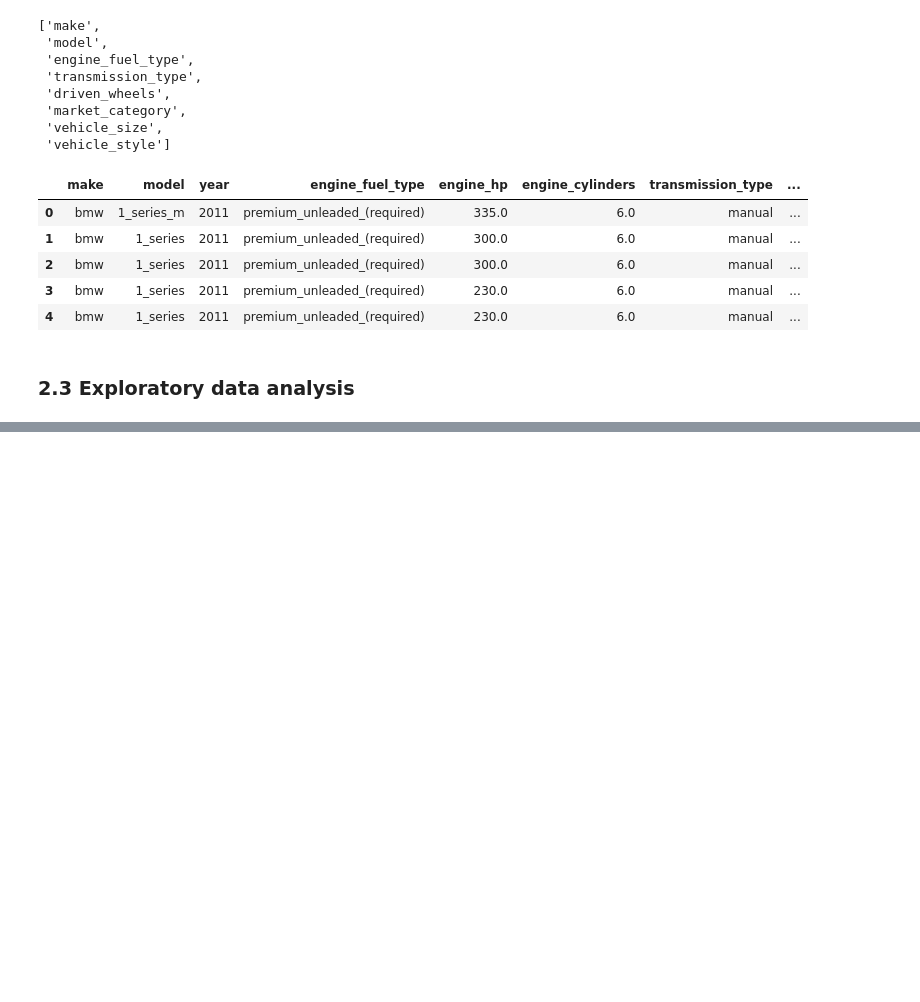
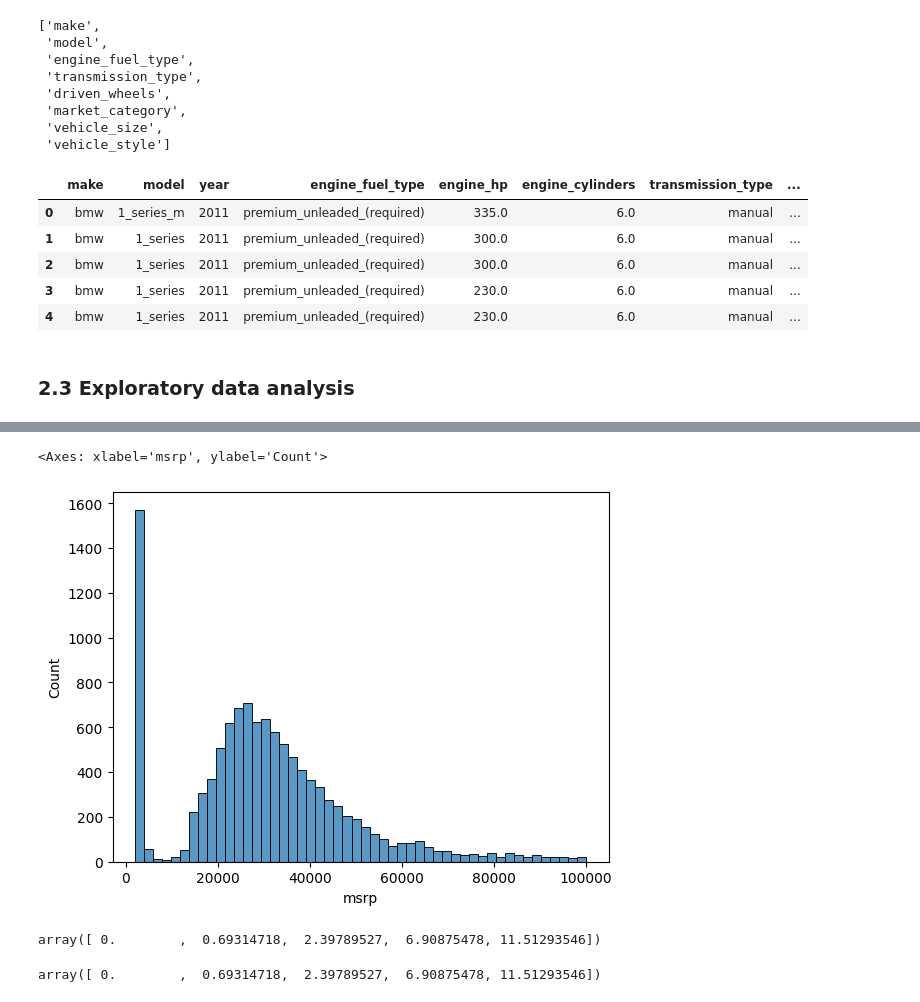
Before and after one commit to Guilhermertp/machine-learning-zoomcamp2025, a Jupyter notebook: 02-Regression/Regression.ipynb, the cells around one changed output, grey strips where cells are left out. Saved outputs shown, nothing was run; the diff lists cells and outputs as text; code cells hidden in the pictures; blank space fills up the shorter version.

```diff
--- a/02-Regression/Regression.ipynb
+++ b/02-Regression/Regression.ipynb
@@ -117,0 +159,17 @@ df.head()
+# %%
+# check better the prices that we have more (low prices)
+sns.histplot(df.msrp[df.msrp <100000], bins=50)
+# %% [output]
+<Axes: xlabel='msrp', ylabel='Count'>
+[figure, added]
+# %%
+# The tail we can see in the plot above is not good for a ml model we can apply the logarithm
+# we are adding on just because the log of zero doesn't exist
+np.log([0+1,1+1,10+1,1000+1,100000+1])
+# %% [output]
+array([ 0.        ,  0.69314718,  2.39789527,  6.90875478, 11.51293546])
+# %%
+# there is a shortcut on numpy to add ones to all the values for the log
+np.log1p([0, 1, 10, 1000, 100000])
+# %% [output]
+array([ 0.        ,  0.69314718,  2.39789527,  6.90875478, 11.51293546])
```
Also changed, not shown: parts of 11 cells of this notebook.
